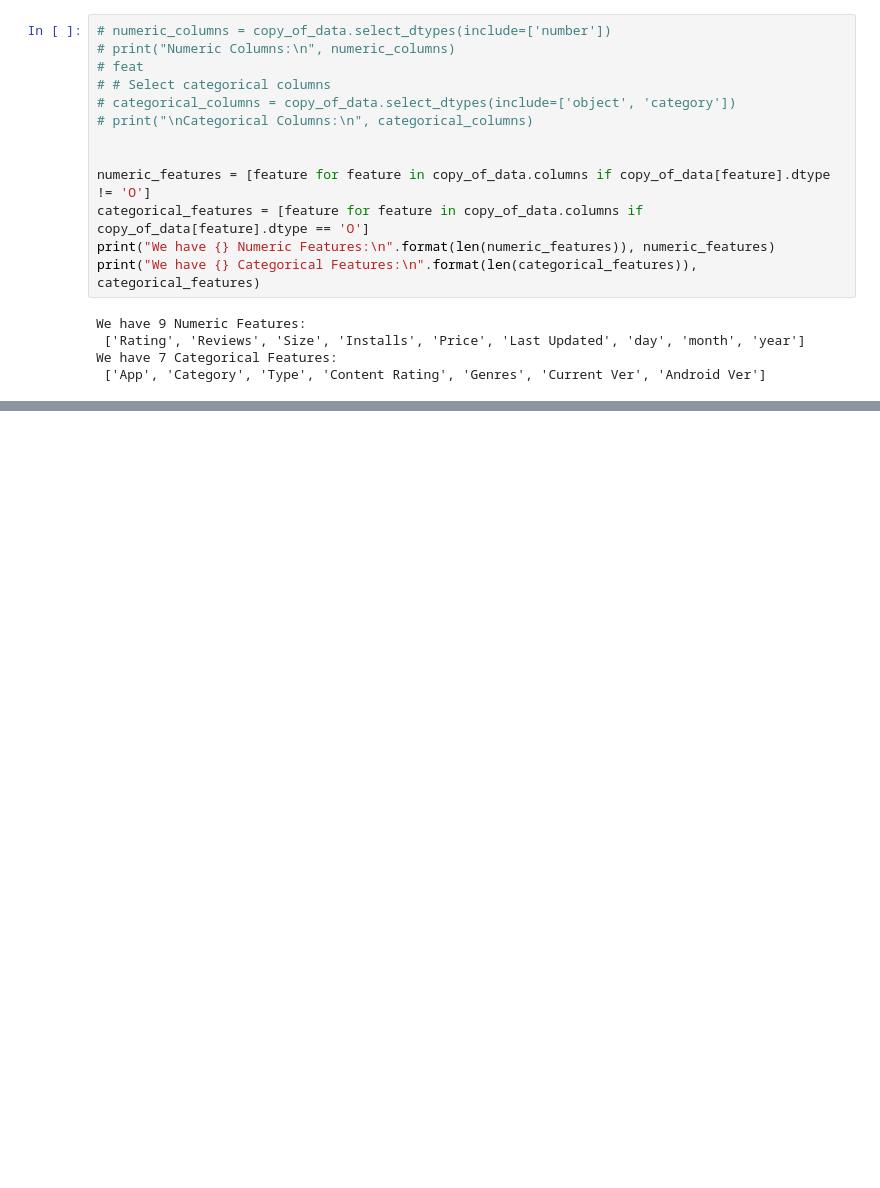
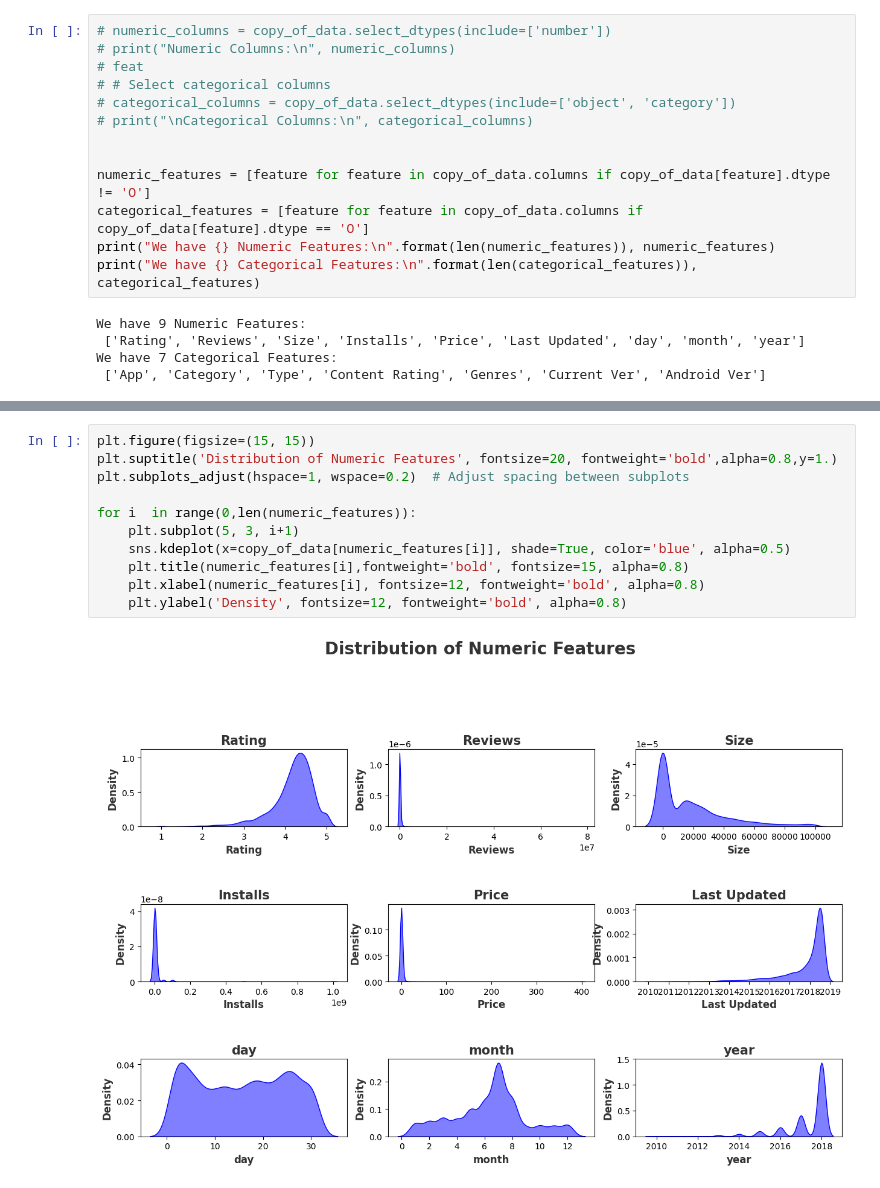
Before and after one commit to kunal1300/Programs, a Jupyter notebook: EDA/Handling missing values/Data_cleaning_usingplaystore.ipynb, the cells around one changed output, grey strips where cells are left out. Cells and saved outputs as stored; diff of their text form; blank space fills up the shorter version.

```diff
--- a/EDA/Handling missing values/Data_cleaning_usingplaystore.ipynb
+++ b/EDA/Handling missing values/Data_cleaning_usingplaystore.ipynb
@@ -332,0 +355,13 @@ We have 7 Categorical Features:
+# %%
+plt.figure(figsize=(15, 15))
+plt.suptitle('Distribution of Numeric Features', fontsize=20, fontweight='bold',alpha=0.8,y=1.)
+plt.subplots_adjust(hspace=1, wspace=0.2)  # Adjust spacing between subplots
+
+for i  in range(0,len(numeric_features)):
+    plt.subplot(5, 3, i+1)
+    sns.kdeplot(x=copy_of_data[numeric_features[i]], shade=True, color='blue', alpha=0.5)
+    plt.title(numeric_features[i],fontweight='bold', fontsize=15, alpha=0.8)
+    plt.xlabel(numeric_features[i], fontsize=12, fontweight='bold', alpha=0.8)
+    plt.ylabel('Density', fontsize=12, fontweight='bold', alpha=0.8)
+# %% [output]
+[figure, added]
```
Also changed, not shown: parts of 15 cells of this notebook, 1 other file.
